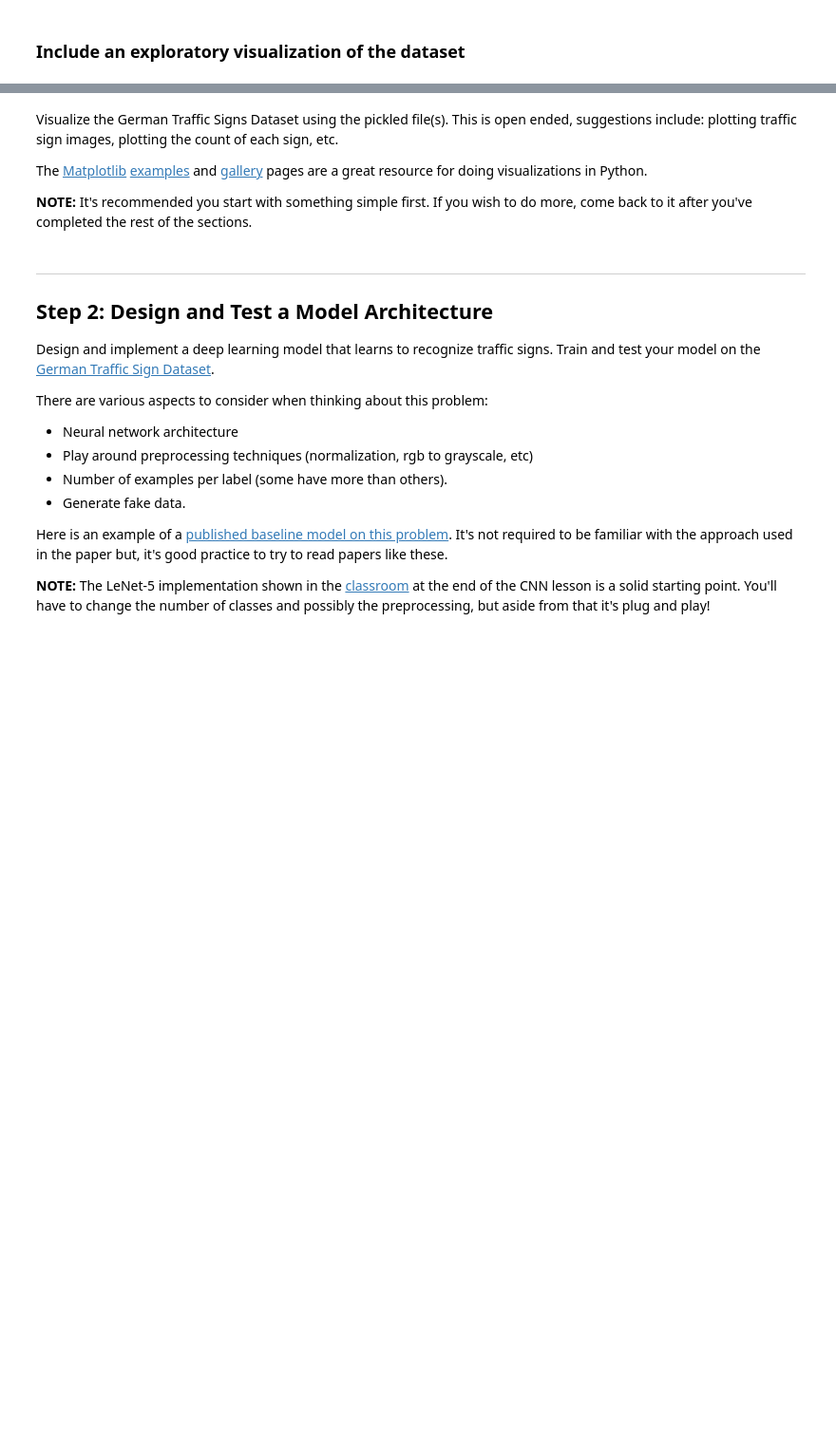
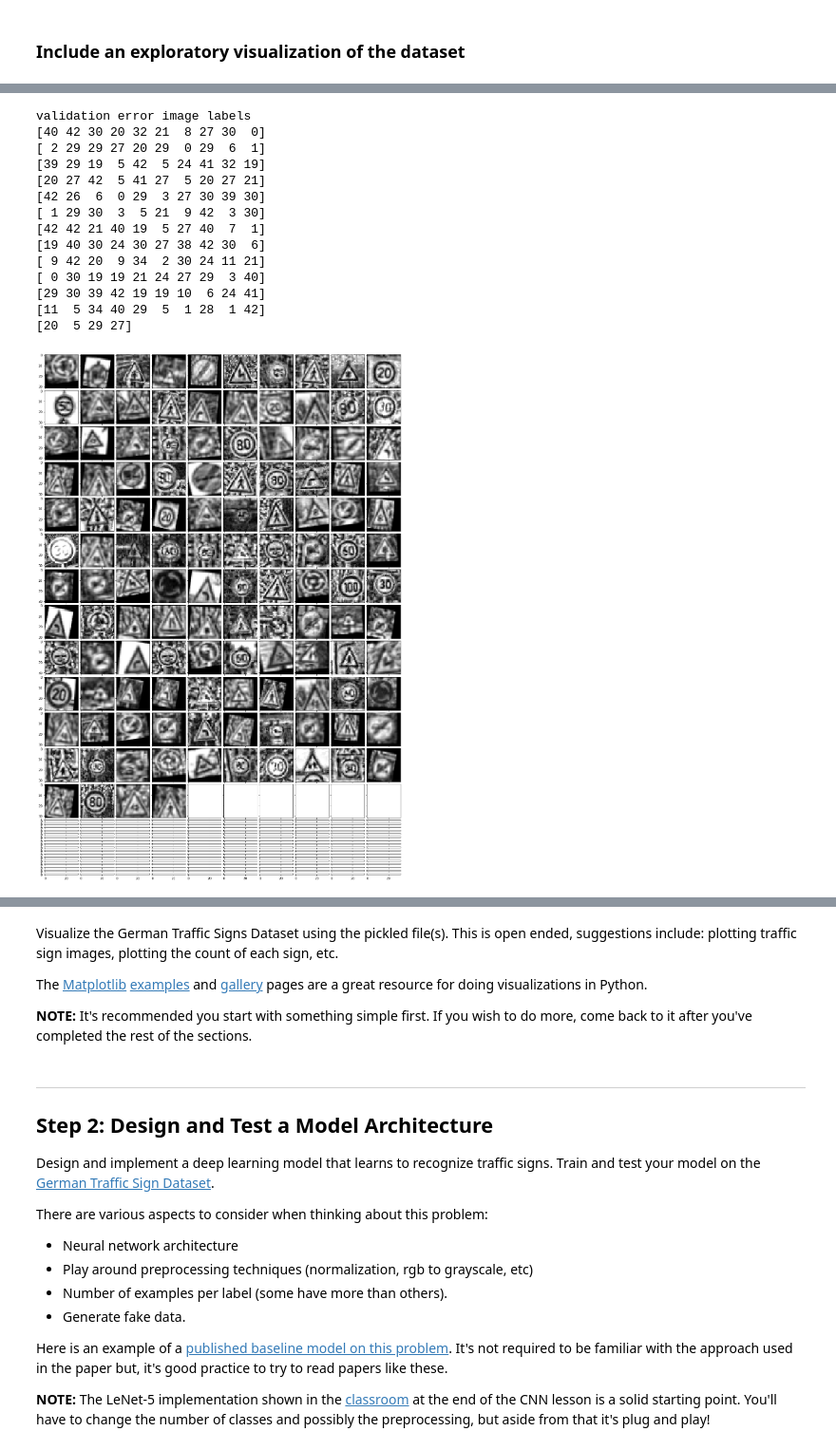
Before and after one commit to duke24k/self-driving-car-nd, a Jupyter notebook: p2/Traffic_Sign_Classifier_submit_revised.ipynb, the cells around one changed output, grey strips where cells are left out. Shown at 95% size. Cells and saved outputs as stored; diff of their text form; code cells hidden in the pictures; blank space fills up the shorter version.

```diff
--- a/p2/Traffic_Sign_Classifier_submit_revised.ipynb
+++ b/p2/Traffic_Sign_Classifier_submit_revised.ipynb
@@ -1020,0 +1218,7 @@ plt.show()
+# %%
+X_train_original_fake = np.concatenate((X_train, X_train_fake), axis=0)
+
+y_train_original_fake = np.concatenate((y_train, y_train_fake), axis=0)
+
+print(X_train_original_fake.shape)
+print(y_train_original_fake.shape)
@@ -1020,0 +1228,2 @@ plt.show()
+# %%
+X_train_plus, X_valid_plus, y_train_plus, y_valid_plus = split_data(X_train_original_fake,y_train_original_fake,split = 0.3)
@@ -1020,0 +1254,5 @@ plt.show()
+# %%
+from sklearn.utils import shuffle
+
+X_train_plus, y_train_plus = shuffle(X_train_plus,y_train_plus)
+X_test, y_test = shuffle(X_test, y_test)
@@ -1020,0 +1355,43 @@ plt.show()
+# %%
+print("validation error image labels")
+#print(debugger_valid_labels)
+
+num_debugger = np.asarray(debugger_valid_labels)
+
+#print(num_debugger.shape[0])
+
+for i in range((math.ceil((num_debugger.shape[0])/10))):
+
+    offset = i * 10
+    print(num_debugger[offset:offset+10])
+
+
+fig = plt.figure(1, (30., 30.))
+
+grid = ImageGrid(fig, 111,  # similar to subplot(111)
+                 nrows_ncols=(30, 10),  # creates 2x2 grid of axes
+                 axes_pad=0.1,  # pad between axes in inch.
+                  )
+
+for index, image in enumerate(debugger_valid_images):
+    gray = image.reshape(32,32)
+    grid[index].imshow(gray, cmap="gray")
+#    show_image(gray, cmap="gray")
+
+plt.show()
+# %% [output]
+validation error image labels
+[40 42 30 20 32 21  8 27 30  0]
+[ 2 29 29 27 20 29  0 29  6  1]
+[39 29 19  5 42  5 24 41 32 19]
+[20 27 42  5 41 27  5 20 27 21]
+[42 26  6  0 29  3 27 30 39 30]
+[ 1 29 30  3  5 21  9 42  3 30]
+[42 42 21 40 19  5 27 40  7  1]
+[19 40 30 24 30 27 38 42 30  6]
+[ 9 42 20  9 34  2 30 24 11 21]
+[ 0 30 19 19 21 24 27 29  3 40]
+[29 30 39 42 19 19 10  6 24 41]
+[11  5 34 40 29  5  1 28  1 42]
+[20  5 29 27]
+[figure, added]
```
Also changed, not shown: parts of 51 cells of this notebook.
